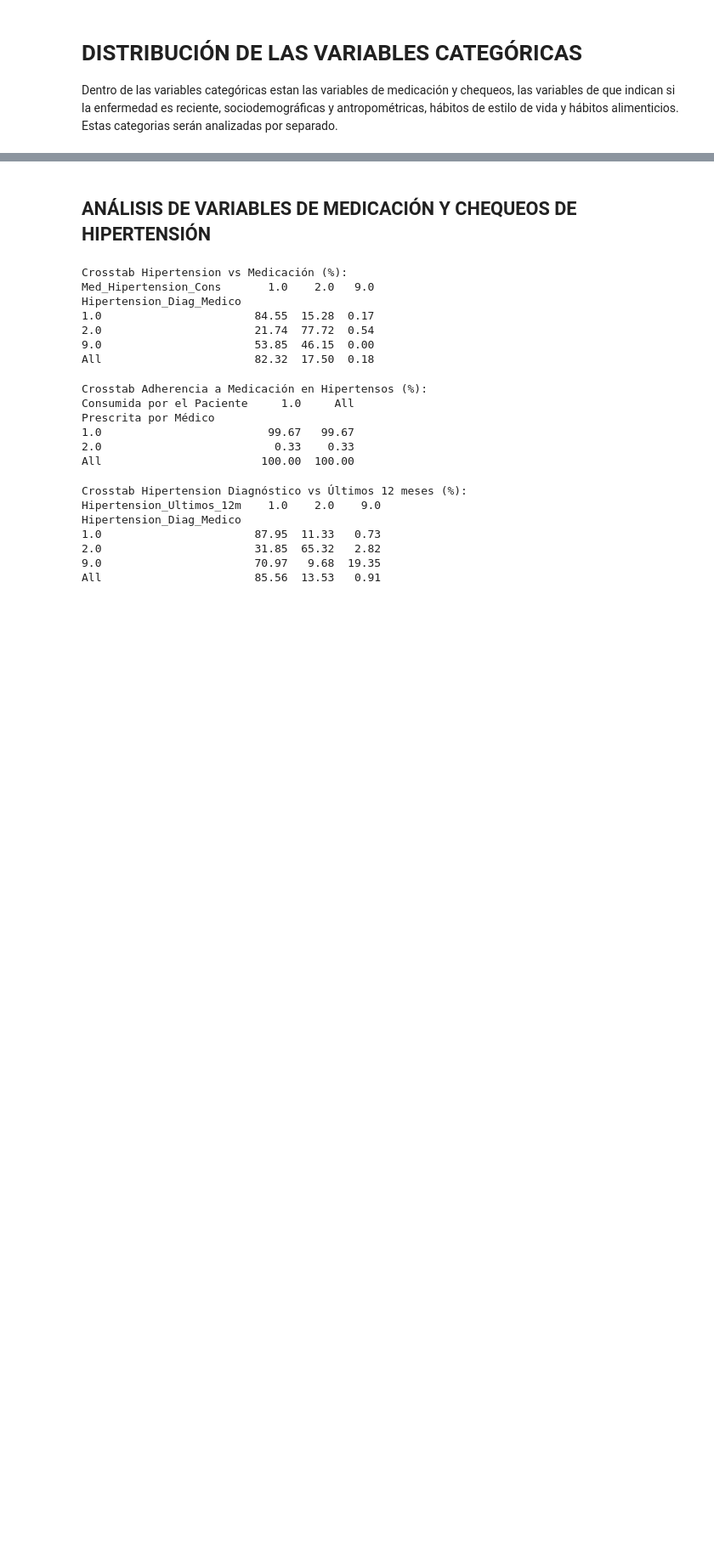
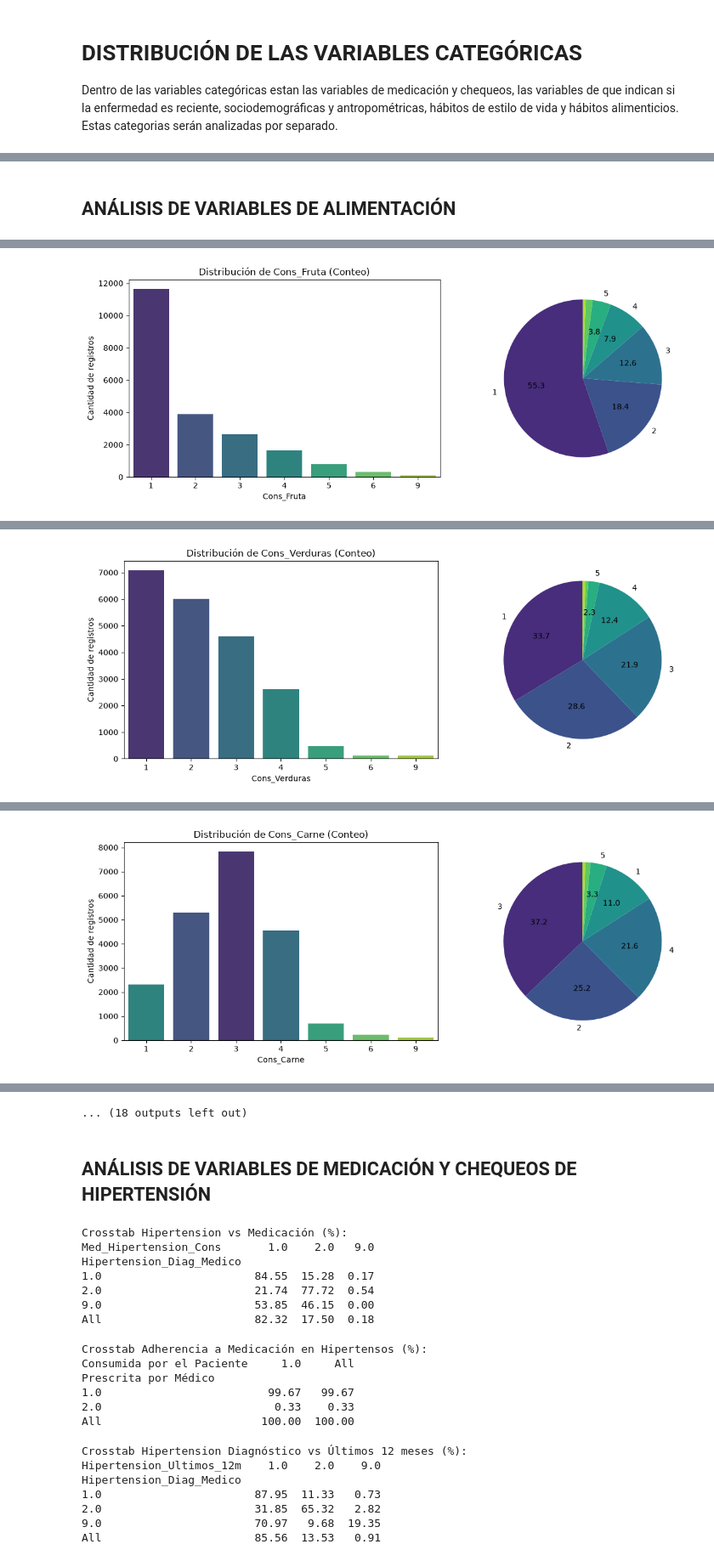
Before and after one commit to aldyvergara22-create/Hypertension-Diabetes-ML-detection, a Jupyter notebook: notebooks/00_Exploración_Datos.ipynb, the cells around one changed output, grey strips where cells are left out. Shown at 85% size. Drawn from its saved outputs; the diff is of its cells as text; code cells hidden in the pictures; blank space fills up the shorter version.

```diff
--- a/notebooks/00_Exploración_Datos.ipynb
+++ b/notebooks/00_Exploración_Datos.ipynb
@@ -422,0 +630,73 @@ Dentro de las variables categóricas estan las variables de medicación y cheque
+# %% [markdown]
+## ANÁLISIS DE VARIABLES DE ALIMENTACIÓN
+# %%
+var_alimentacion = ["Cons_Fruta", "Cons_Verduras", "Cons_Carne", "Cons_Huevo", "Cons_Pescado",
+                     "Cons_Lacteos", "Cons_Cereales" , "Cons_Legumbres",
+                     "Cons_Embutidos", "Cons_Dulces", "Cons_Refrescos", "Cons_Comida_Rapida",
+                     "Cons_Snacks_Salados", "Cons_Zumos_Naturales", "Cons_Carbohidrato"]
+
+for var in var_alimentacion:
+    print(f"Variable: {var}")
+    print(df_adulto[var].value_counts(dropna=False))
+    print("\n")
+
+    #Tabla de frecuencias
+    conteo =  df_adulto[var].value_counts(dropna=False)
+    porcentaje = df_adulto[var].value_counts(normalize=True, dropna=False) * 100
+
+    df_resumen = pd.DataFrame({"Conteo": conteo, "Porcentaje": porcentaje.round(2)})
+    print(df_resumen)
+    print("\n")
+
+    #Guardar tabla de frecuencias
+    df_resumen.to_csv(f"../reports/tables/Distribucion_{var}.csv", index=True)
+
+
+    #Gráficos sincronizados por color
+    categorias = conteo.index.tolist()
+    n_categorias = len(categorias)
+
+    colores = sns.color_palette("viridis", n_colors=n_categorias)
+    colores_dict = dict(zip(categorias, colores))
+
+
+    fig, axes = plt.subplots(1, 2, figsize=(12, 4.5))
+
+    #Gráfico de barras
+    sns.barplot(
+        x=conteo.index,
+        y=conteo.values,
+        ax=axes[0],
+        palette=colores_dict,
+        hue=conteo.index,
+        legend=False
+    )
+    axes[0].set_title(f"Distribución de {var} (Conteo)")
+    axes[0].set_xlabel(var)
+    axes[0].set_ylabel("Cantidad de registros")
+
+
+    #Grafico de pastel
+
+    #Función que solo se muestran si el segmento es > 2%
+    def formato_pct(pct):
+        return f"{pct:.1f}" if pct > 2.0 else ""
+
+    etiquetas_limpias = [
+        str(cat) if (val /conteo.sum() * 100) > 2.0 else ""
+        for cat, val in zip(conteo.index, conteo.values)
+    ]
+
+
+    axes[1].pie(
+        conteo.values,
+        labels=etiquetas_limpias,
+        autopct=formato_pct,
+        startangle=90,
+        colors=[colores_dict[cat] for cat in categorias]
+    )
+
+    plt.tight_layout()
+    plt.savefig(f"../reports/figures/Distribucion_{var}.png", dpi=300, bbox_inches='tight')
+    plt.show()
+# %% [output]
@@ -422,0 +720 @@ Dentro de las variables categóricas estan las variables de medicación y cheque
+[figure, added]
@@ -422,0 +738 @@ Dentro de las variables categóricas estan las variables de medicación y cheque
+[figure, added]
@@ -422,0 +756 @@ Dentro de las variables categóricas estan las variables de medicación y cheque
+[figure, added]
@@ -423,3 +811,4 @@ Dentro de las variables categóricas estan las variables de medicación y cheque
+... (18 outputs left out)
 # %% [markdown]
 ## ANÁLISIS DE VARIABLES DE MEDICACIÓN Y CHEQUEOS DE HIPERTENSIÓN
 # %%
```
Also changed, not shown: parts of 16 cells of this notebook, 52 other files.
